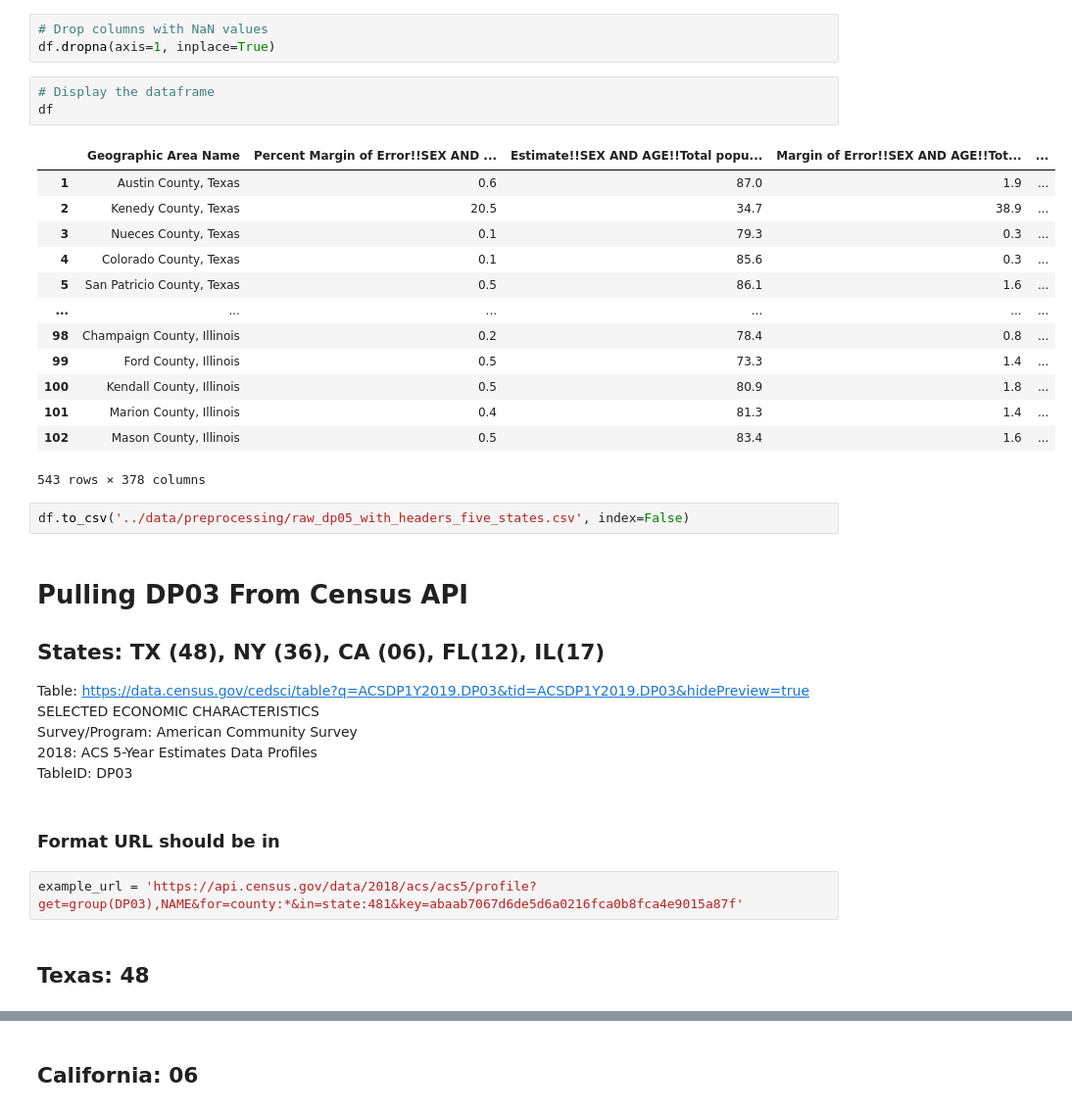
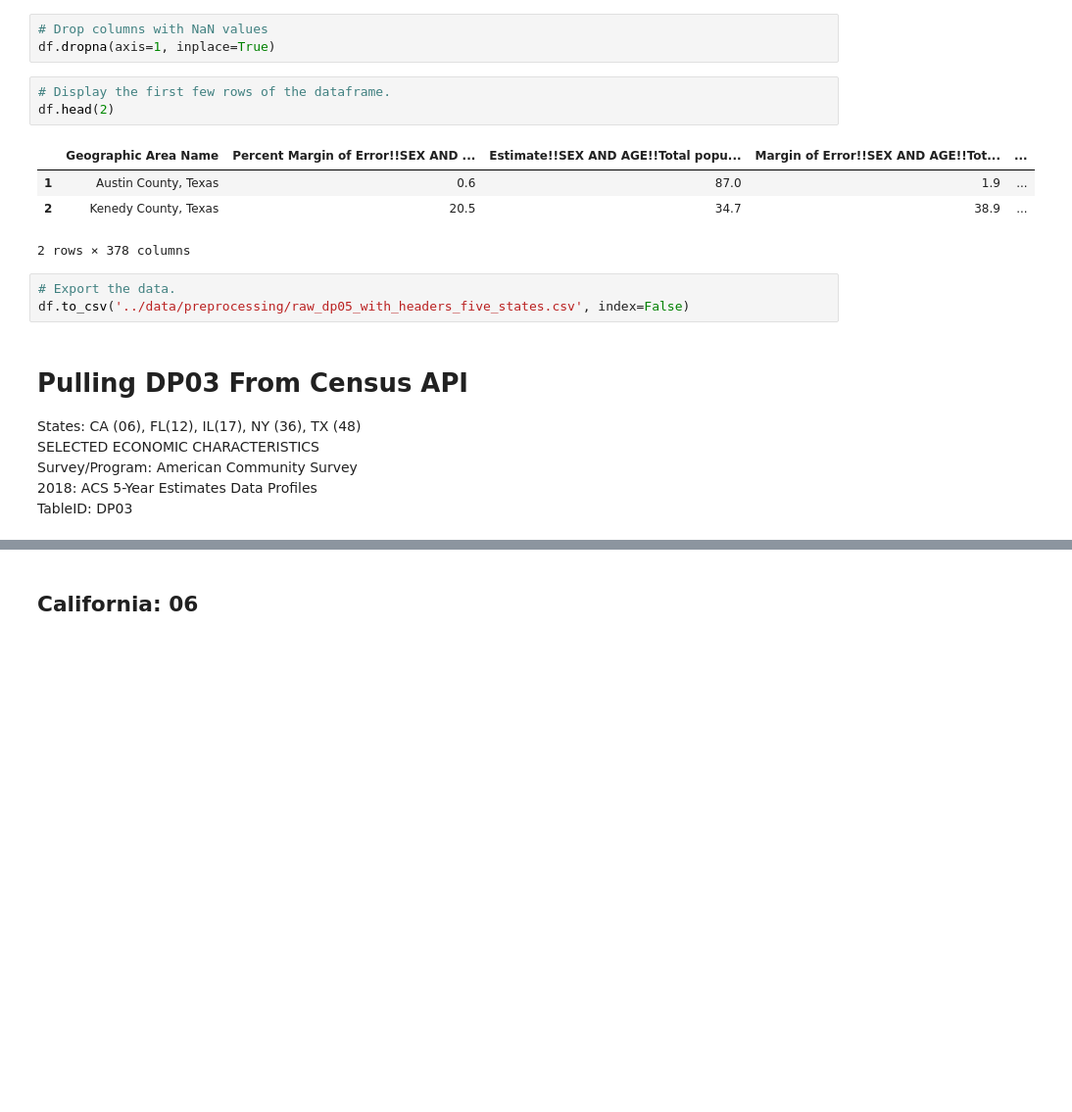
Before and after one commit to cxclark/covid19-analysis, a Jupyter notebook: code/01_data_collection_5_states.ipynb, the cells around one changed output, grey strips where cells are left out. Shown at 98% size. Cells and saved outputs as stored; diff of their text form; blank space fills up the shorter version.

```diff
--- a/code/01_data_collection_5_states.ipynb
+++ b/code/01_data_collection_5_states.ipynb
@@ -466,36 +301,20 @@ df.rename(columns = header_dict, inplace=True)
 # Drop columns with NaN values
 df.dropna(axis=1, inplace=True)
 # %%
-# Display the dataframe
-df
+# Display the first few rows of the dataframe.
+df.head(2)
 # %% [output]
 |  | Geographic Area Name | Percent Margin of Error!!SEX AND ... | Estimate!!SEX AND AGE!!Total popu... | Margin of Error!!SEX AND AGE!!Tot... | ... |
 | 1 | Austin County, Texas | 0.6 | 87.0 | 1.9 | ... |
 | 2 | Kenedy County, Texas | 20.5 | 34.7 | 38.9 | ... |
-| 3 | Nueces County, Texas | 0.1 | 79.3 | 0.3 | ... |
-| 4 | Colorado County, Texas | 0.1 | 85.6 | 0.3 | ... |
-| 5 | San Patricio County, Texas | 0.5 | 86.1 | 1.6 | ... |
-| ... | ... | ... | ... | ... | ... |
-| 98 | Champaign County, Illinois | 0.2 | 78.4 | 0.8 | ... |
-| 99 | Ford County, Illinois | 0.5 | 73.3 | 1.4 | ... |
-| 100 | Kendall County, Illinois | 0.5 | 80.9 | 1.8 | ... |
-| 101 | Marion County, Illinois | 0.4 | 81.3 | 1.4 | ... |
-| 102 | Mason County, Illinois | 0.5 | 83.4 | 1.6 | ... |
-543 rows × 378 columns
+2 rows × 378 columns
 # %%
+# Export the data.
 df.to_csv('../data/preprocessing/raw_dp05_with_headers_five_states.csv', index=False)
 # %% [markdown]
 # Pulling DP03 From Census API
-## States: TX (48), NY (36), CA (06), FL(12), IL(17)
-
-Table: https://data.census.gov/cedsci/table?q=ACSDP1Y2019.DP03&tid=ACSDP1Y2019.DP03&hidePreview=true
+States: CA (06), FL(12), IL(17), NY (36), TX (48)
 SELECTED ECONOMIC CHARACTERISTICS
 Survey/Program: American Community Survey
 2018: ACS 5-Year Estimates Data Profiles
 TableID: DP03
-# %% [markdown]
-### Format URL should be in
-# %%
-example_url = 'https://api.census.gov/data/2018/acs/acs5/profile?get=group(DP03),NAME&for=county:*&in=state:481&key=abaab7067d6de5d6a0216fca0b8fca4e9015a87f'
-# %% [markdown]
-## Texas: 48
```
Also changed, not shown: parts of 139 cells of this notebook, 22 other files.
